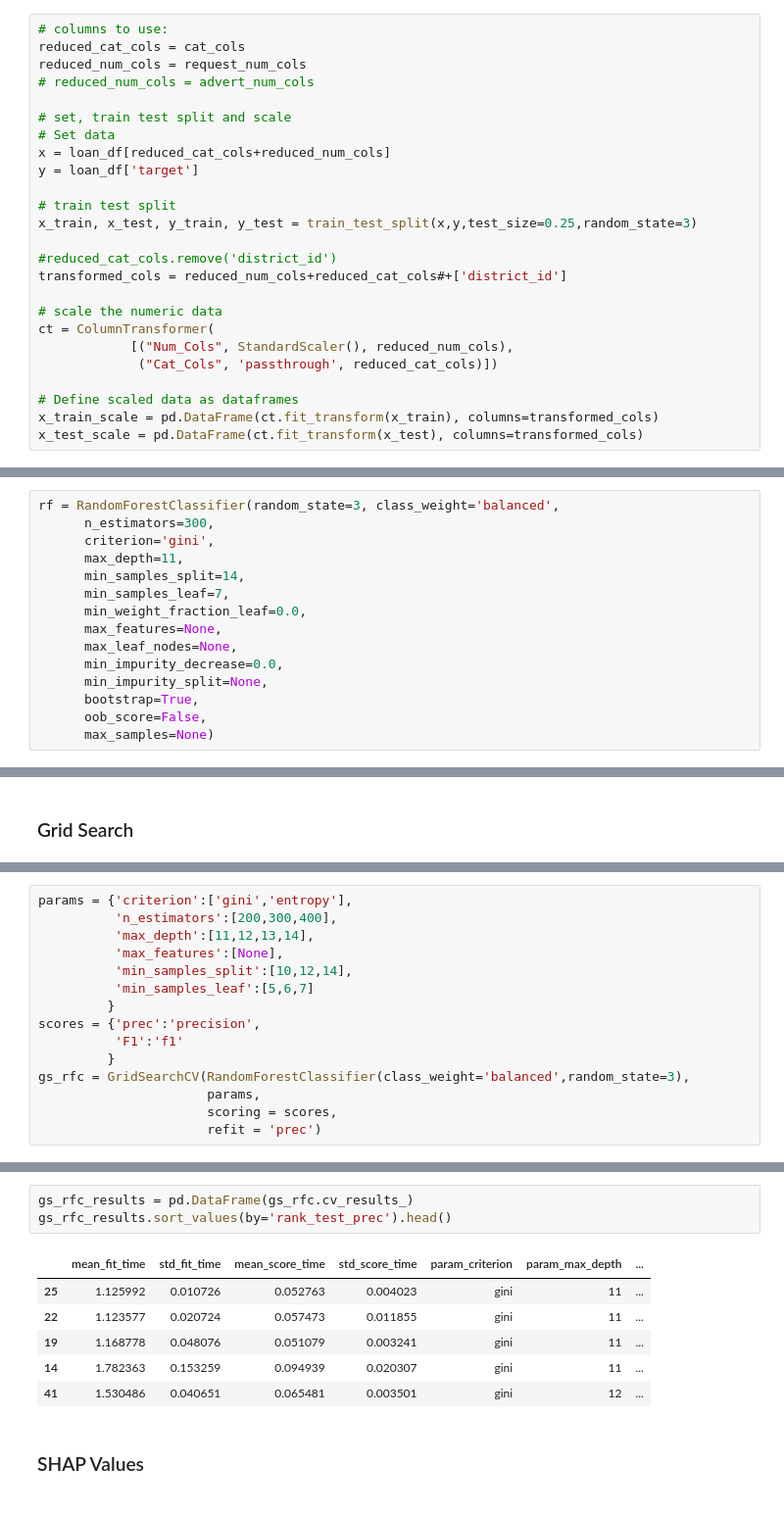
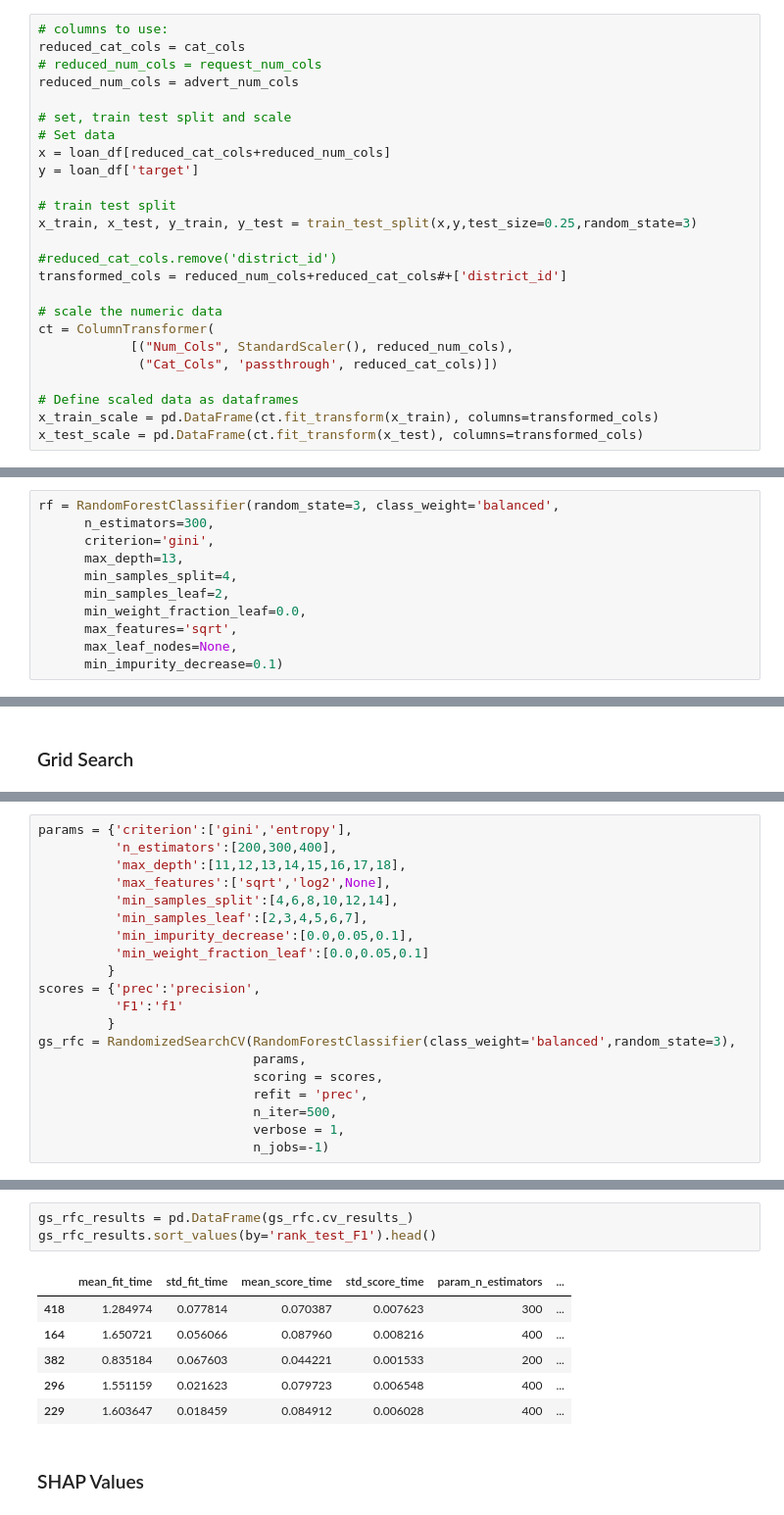
Before and after one commit to KarlDavidson/1000ml_Project5, a Jupyter notebook: Loan_Analysis.ipynb, the cells around one changed output, grey strips where cells are left out. Shown at 98% size. Cells and saved outputs as stored; diff of their text form.

```diff
--- a/Loan_Analysis.ipynb
+++ b/Loan_Analysis.ipynb
@@ -321,8 +321,8 @@ from sklearn.preprocessing import MinMaxScaler, StandardScaler
 # %%
 # columns to use:
 reduced_cat_cols = cat_cols
-reduced_num_cols = request_num_cols
-# reduced_num_cols = advert_num_cols
+# reduced_num_cols = request_num_cols
+reduced_num_cols = advert_num_cols
 
 # set, train test split and scale
 # Set data
@@ -577,14 +589,10 @@ from sklearn.ensemble import RandomForestClassifier
 rf = RandomForestClassifier(random_state=3, class_weight='balanced',
       n_estimators=300,
       criterion='gini',
-      max_depth=11,
-      min_samples_split=14,
-      min_samples_leaf=7,
+      max_depth=13,
+      min_samples_split=4,
+      min_samples_leaf=2,
       min_weight_fraction_leaf=0.0,
-      max_features=None,
+      max_features='sqrt',
       max_leaf_nodes=None,
-      min_impurity_decrease=0.0,
-      min_impurity_split=None,
-      bootstrap=True,
-      oob_score=False,
-      max_samples=None)
+      min_impurity_decrease=0.1)
@@ -642,18 +644,23 @@ from sklearn.model_selection import GridSearchCV
 # %%
 params = {'criterion':['gini','entropy'],
           'n_estimators':[200,300,400],
-          'max_depth':[11,12,13,14],
-          'max_features':[None],
-          'min_samples_split':[10,12,14],
-          'min_samples_leaf':[5,6,7]
+          'max_depth':[11,12,13,14,15,16,17,18],
+          'max_features':['sqrt','log2',None],
+          'min_samples_split':[4,6,8,10,12,14],
+          'min_samples_leaf':[2,3,4,5,6,7],
+          'min_impurity_decrease':[0.0,0.05,0.1],
+          'min_weight_fraction_leaf':[0.0,0.05,0.1]
          }
 scores = {'prec':'precision',
           'F1':'f1'
          }
-gs_rfc = GridSearchCV(RandomForestClassifier(class_weight='balanced',random_state=3),
-                      params,
-                      scoring = scores,
-                      refit = 'prec')
+gs_rfc = RandomizedSearchCV(RandomForestClassifier(class_weight='balanced',random_state=3),
+                            params,
+                            scoring = scores,
+                            refit = 'prec',
+                            n_iter=500,
+                            verbose = 1,
+                            n_jobs=-1)
 # %%
 gs_rfc.fit(x_train_scale,y_train)
 # %% [output]
@@ -677,13 +694,13 @@ GridSearchCV(cv=None, error_score=nan,
 # %%
 gs_rfc_results = pd.DataFrame(gs_rfc.cv_results_)
-gs_rfc_results.sort_values(by='rank_test_prec').head()
+gs_rfc_results.sort_values(by='rank_test_F1').head()
 # %% [output]
-|  | mean_fit_time | std_fit_time | mean_score_time | std_score_time | param_criterion | param_max_depth | ... |
-| 25 | 1.125992 | 0.010726 | 0.052763 | 0.004023 | gini | 11 | ... |
-| 22 | 1.123577 | 0.020724 | 0.057473 | 0.011855 | gini | 11 | ... |
-| 19 | 1.168778 | 0.048076 | 0.051079 | 0.003241 | gini | 11 | ... |
-| 14 | 1.782363 | 0.153259 | 0.094939 | 0.020307 | gini | 11 | ... |
-| 41 | 1.530486 | 0.040651 | 0.065481 | 0.003501 | gini | 12 | ... |
+|  | mean_fit_time | std_fit_time | mean_score_time | std_score_time | param_n_estimators | ... |
+| 418 | 1.284974 | 0.077814 | 0.070387 | 0.007623 | 300 | ... |
+| 164 | 1.650721 | 0.056066 | 0.087960 | 0.008216 | 400 | ... |
+| 382 | 0.835184 | 0.067603 | 0.044221 | 0.001533 | 200 | ... |
+| 296 | 1.551159 | 0.021623 | 0.079723 | 0.006548 | 400 | ... |
+| 229 | 1.603647 | 0.018459 | 0.084912 | 0.006028 | 400 | ... |
 # %% [markdown]
 ### SHAP Values
 # %%
```
Also changed, not shown: parts of 27 cells of this notebook.
